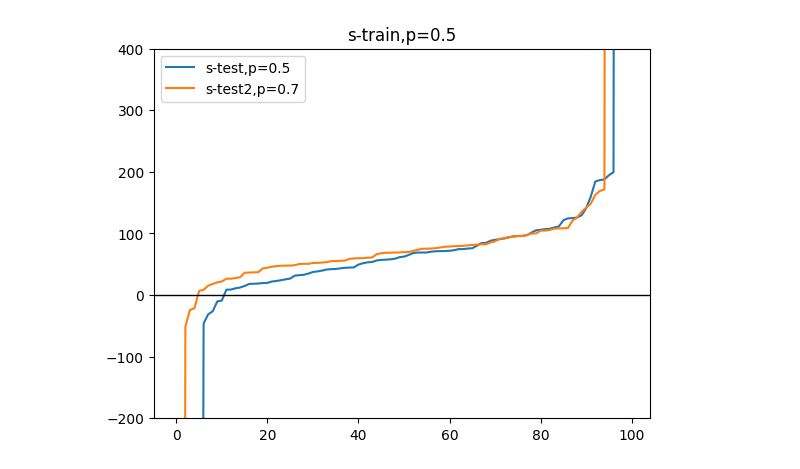
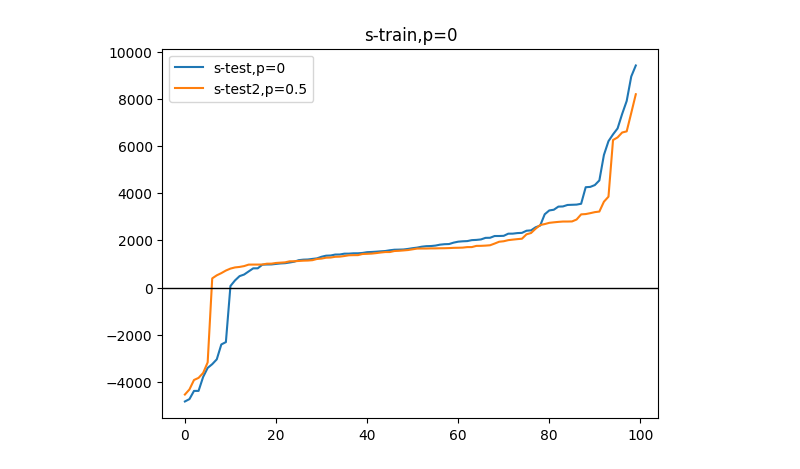
Before and after one commit to Sy-Sang/finance_utils, a Jupyter notebook: electrical/china/spot/nb/nb5.ipynb, the cells around one changed output. Saved outputs shown, nothing was run; the diff lists cells and outputs as text; code cells hidden in the pictures.

```diff
--- a/electrical/china/spot/nb/nb5.ipynb
+++ b/electrical/china/spot/nb/nb5.ipynb
@@ -16,8 +16,8 @@ submitted_min = 0
 submitted_max = 30
 trigger_rate = 0.05
 punishment_rate = 0.5
-random_p = 0.5
-random_p_2 = 0.7
+random_p = 0
+random_p_2 = 0.5
 # %%
 dayahead = ProbabilisticDiscreteCurve([
     NormalDistribution(200, 20),
@@ -42,8 +42,15 @@ quantity = ProbabilisticDiscreteCurve([
 
 spot = DiscreteSpot(dayahead, realtime, quantity)
 
-train_testback = TestBack(spot.diff_random_sample(p=random_p, epoch=100, n=100))
-q_test = train_testback.differential_evolution__search(
+train_testback = TestBack(spot.diff_random_sample(p=random_p, epoch=100, n=20, use_random=False))
+s_train = spot.differential_evolution__search(
+    quantity.value_list,
+    submitted_min=submitted_min,
+    submitted_max=submitted_max,
+    trigger_rate=trigger_rate,
+    punishment_rate=punishment_rate
+)
+q_train = train_testback.differential_evolution__search(
     quantity.value_list,
     submitted_min=submitted_min,
     submitted_max=submitted_max,
@@ -52,15 +59,15 @@ q_test = train_testback.differential_evolution__search(
 )
 mpq = quantity.value_list
 # %%
-test_testback = TestBack(spot.diff_random_sample(p=random_p, epoch=100, n=500))
-test_testback_2 = TestBack(spot.diff_random_sample(p=random_p_2, epoch=100, n=500))
+test_testback = TestBack(spot.diff_random_sample(p=random_p, epoch=100, n=100, use_random=True))
+test_testback_2 = TestBack(spot.diff_random_sample(p=random_p_2, epoch=100, n=100, use_random=True))
 # %%
 y_1 = test_testback.testback_yield(
-    q_test[0],
+    q_train[0],
     trigger_rate=trigger_rate, punishment_rate=punishment_rate
 )
 y_2 = test_testback_2.testback_yield(
-    q_test[0],
+    q_train[0],
     trigger_rate=trigger_rate, punishment_rate=punishment_rate
 )
 cy = test_testback.testback_yield(
@@ -74,10 +81,10 @@ cy_2 = test_testback_2.testback_yield(
 # %%
 pyplot.plot(numpy.sort(y_1.yield_curve - cy.yield_curve))
 pyplot.plot(numpy.sort(y_2.yield_curve - cy_2.yield_curve))
-pyplot.ylim(-200, 400)
+# pyplot.ylim(-200, 400)
 pyplot.axhline(0, color='black', linewidth=1)
 pyplot.legend([f"s-test,p={random_p}",f"s-test2,p={random_p_2}"])
 pyplot.title(f"s-train,p={random_p}")
 pyplot.show()
 # %% [output]
-[figure, old version]
+[figure, new version]
```
Also changed, not shown: 2 other files.
